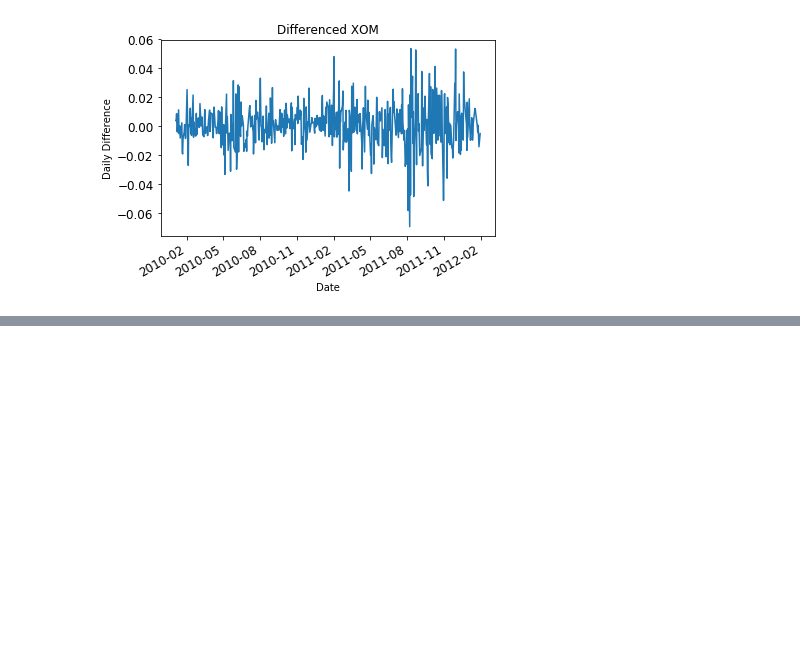
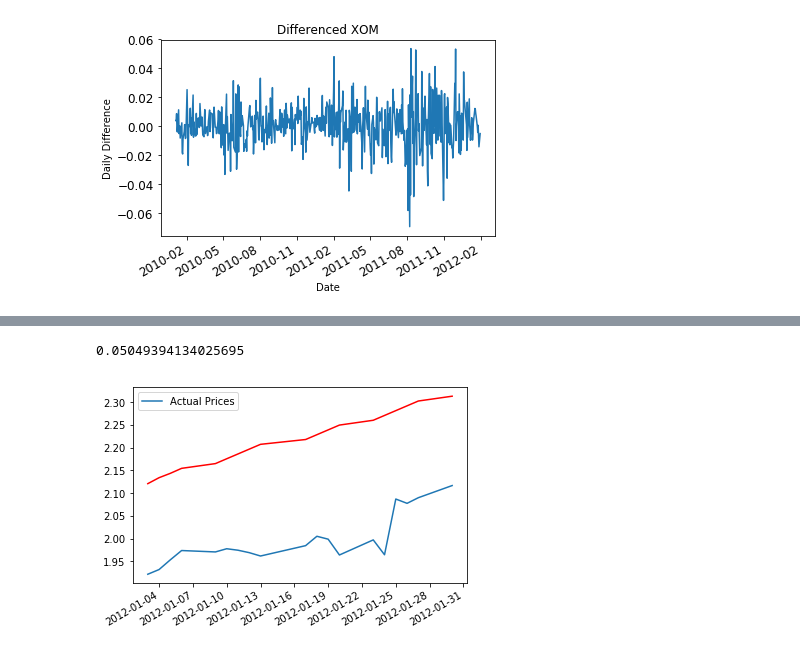
Before and after one commit to JoseMobile/ML4Trading, a Jupyter notebook: Forecasting and Portfolio Optimization.ipynb, the cells around one changed output, grey strips where cells are left out. Saved outputs shown, nothing was run; the diff lists cells and outputs as text; code cells hidden in the pictures; blank space fills up the shorter version.

```diff
--- a/Forecasting and Portfolio Optimization.ipynb
+++ b/Forecasting and Portfolio Optimization.ipynb
@@ -79,7 +84,9 @@ def turn_stationary(ts):
         dfoutput = pd.Series(adf_df[0:4], index=['test statistic', 'p-value', '# of lags', '# of observations'])
         p_val = dfoutput.loc['p-value']
         differencing_order += 1
-    return (differencing_order, ts)
+    lags = adf_df[2]
+    observations = adf_df[3]
+    return (differencing_order, lags, observations, ts)
 # %%
 # testing the turn_stationary function to differenced series and order of difference for the stock AAPL (Apple Corp.)
 
@@ -236,0 +315,29 @@ dtype: float64
+# %%
+from sklearn.metrics import mean_squared_error
+
+train = prices_norm['AAPL']['2010-01-04':'2011-12-30']
+test = prices_norm['AAPL']['2012-01-02':'2012-01-30']
+history = test.copy()
+predictions = list()
+for t in range(len(test)):
+    model = ARIMA(history, order=(1,1,0))
+    model_fit = model.fit(disp=0)
+    output = model_fit.forecast(steps=len(test))
+    yhat = output[0]
+    predictions.append(yhat)
+    obs = test[t]
+    history.append(pd.Series(obs))
+
+error = mean_squared_error(test, predicts)
+test1 = pd.DataFrame({'Actual Prices':test})
+print(error)
+test1.plot()
+plt.plot(predicts, color='red')
+plt.show()
+# plot
+#plt.plot(test)
+#plt.plot(predictions, color='red')
+#plt.show()
+# %% [output]
+0.05049394134025695
+[figure, added]
```
Also changed, not shown: parts of 12 cells of this notebook, 1 other file.
